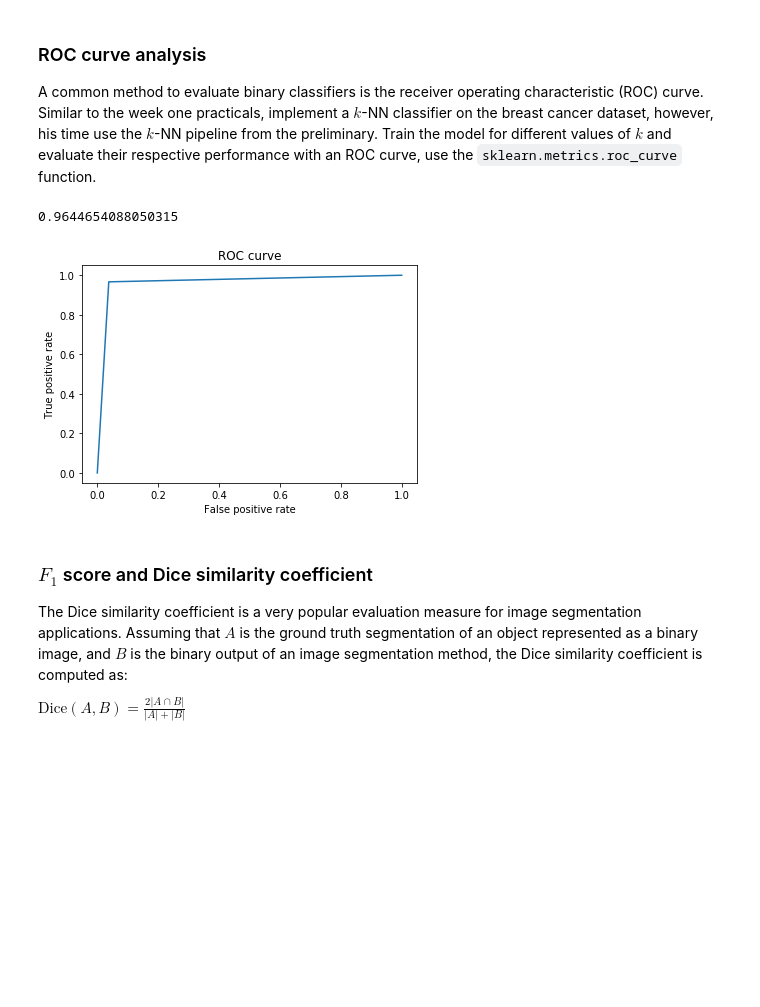
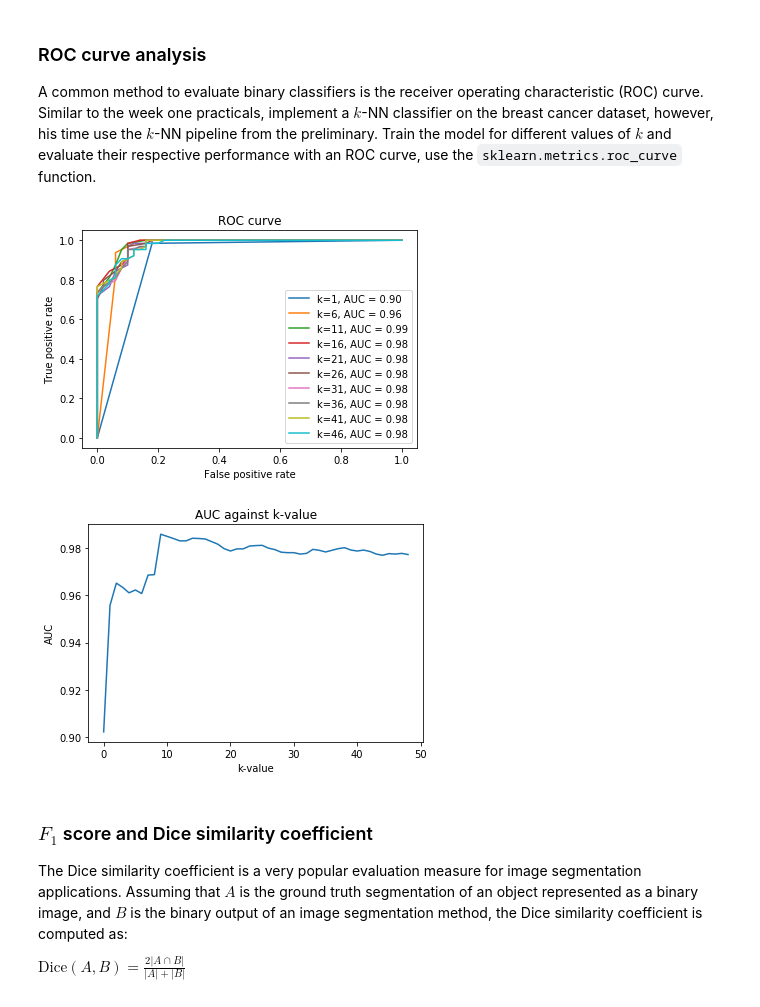
Before and after one commit to tdewaard/8dm40-machine-learning, a Jupyter notebook: practicals/week_2.ipynb, the cells around one changed output. Drawn from its saved outputs; the diff is of its cells as text; code cells hidden in the pictures; blank space fills up the shorter version.

```diff
--- a/practicals/week_2.ipynb
+++ b/practicals/week_2.ipynb
@@ -176,45 +176,64 @@ Repeat this experiment, this time using the diabetes dataset instead of the gene
 ### ROC curve analysis
 A common method to evaluate binary classifiers is the receiver operating characteristic (ROC) curve. Similar to the week one practicals, implement a $k$-NN classifier on the breast cancer dataset, however, his time use the $k$-NN pipeline from the preliminary. Train the model for different values of $k$ and evaluate their respective performance with an ROC curve, use the `sklearn.metrics.roc_curve` function.
 # %%
+import numpy as np
 from sklearn.pipeline import Pipeline
 from sklearn import datasets, linear_model, metrics
 from sklearn.model_selection import train_test_split
+from sklearn.neighbors import KNeighborsClassifier
 from sklearn.preprocessing import StandardScaler
+import matplotlib.pyplot as plt
+from sklearn.metrics import auc
+from sklearn.metrics import roc_curve
 
+# load data
 breast_cancer = datasets.load_breast_cancer()
-
 X = breast_cancer.data
 y = breast_cancer.target
 
-X_train, X_test, y_train, y_test = train_test_split(X, y, stratify=y, random_state=40)
+# split data into train and test data
+X_train, X_test, y_train, y_test = train_test_split(X, y, test_size=0.2)
+roc_scores = [];
 
-knn = neighbors.KNeighborsClassifier(n_neighbors=1)
-
-scaler = StandardScaler()
-
-model = Pipeline([
+# train knn for different values of k and evaluate with ROC on test data.
+for k in range(1,50):
+    knn = KNeighborsClassifier(n_neighbors=k)
+    scaler = StandardScaler()
+    model = Pipeline([
                  ("scaler", scaler),
                  ("knn", knn)
-                ])
+                    ])
 
-# train the model using the training dataset
-model.fit(X_train, y_train)
+    # train the model using the training dataset
+    model.fit(X_train, y_train)
 
-# make predictions using the testing dataset
-prediction = model.predict(X_test)
+    # determine false positive rate and true positive rate
+    y_scores = model.predict_proba(X_test)
+    fpr, tpr, threshold = roc_curve(y_test, y_scores[:, 1]) #second column, because we only need the TP.
 
-# plot ROC curve
-fpr, tpr, thresholds = metrics.roc_curve(y_test,prediction)
-plt.plot(fpr, tpr)
-plt.xlabel('False positive rate')
-plt.ylabel('True positive rate')
-plt.title('ROC curve')
+    # calculate area under ROC-curve (AUC)
+    roc_auc = auc(fpr, tpr)
+    roc_scores.append(round(roc_auc,4))
 
-# area under ROC-curve
-metrics.roc_auc_score(y_test, prediction)
+    # plot ROC-curves (not all of them, to keep the graph clear, just every 5th one)
+    if range(1,50,5).count(k) == 1:
+        plt.plot(fpr, tpr, label = 'k=' + str(k) +', '+ 'AUC = %0.2f' % roc_auc)
+        plt.xlabel('False positive rate')
+        plt.ylabel('True positive rate')
+        plt.title('ROC curve')
+        plt.legend()
+
+plt.show()
+
+# plot AUC against k-values
+plt.plot(roc_scores)
+plt.xlabel('k-value')
+plt.ylabel('AUC')
+plt.title('AUC against k-value')
+plt.show()
 # %% [output]
-0.9644654088050315
-[figure, old version]
+[figure, new version]
+[figure, added]
 # %% [markdown]
 ### $F_1$ score and Dice similarity coefficient
 
```
Also changed, not shown: parts of 1 cell of this notebook.
